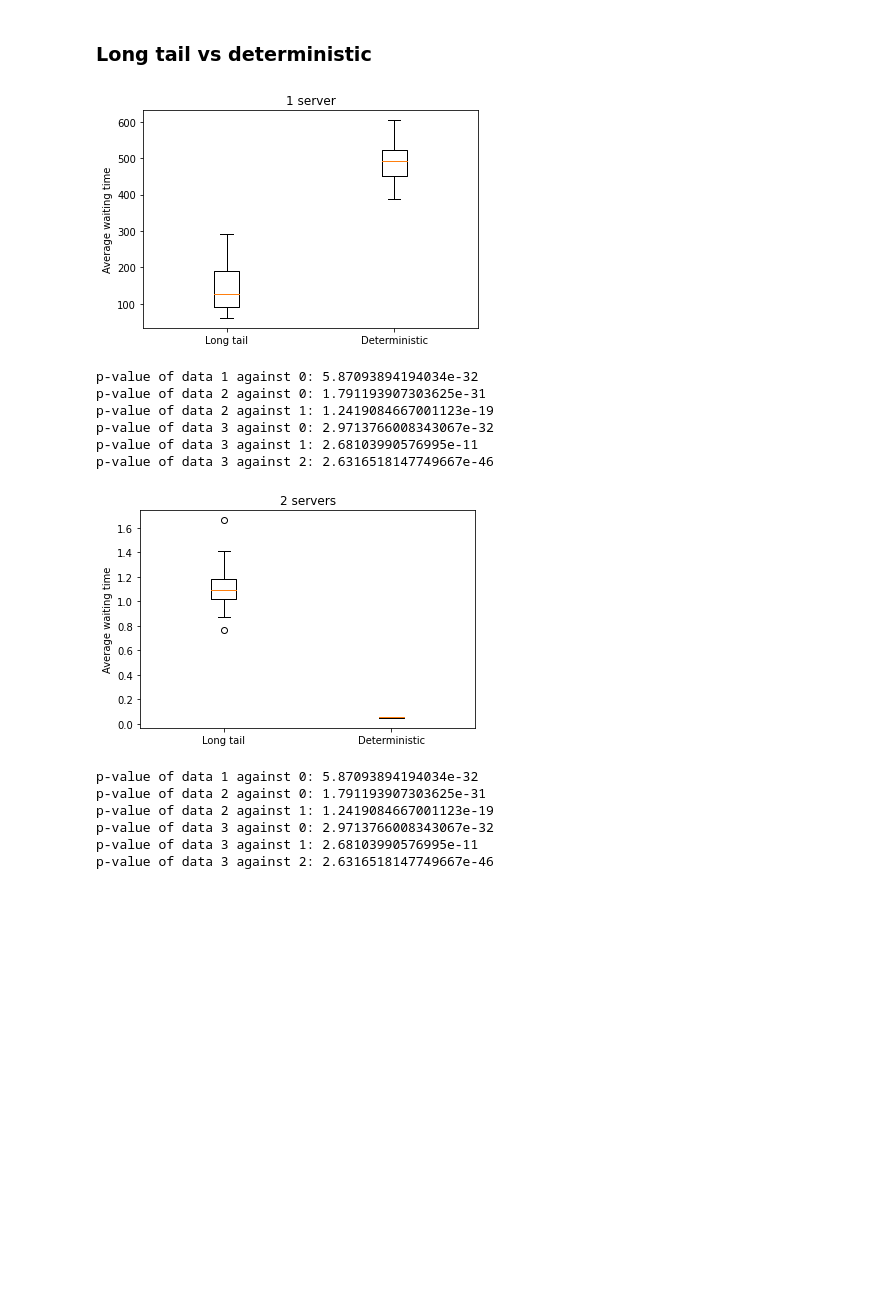
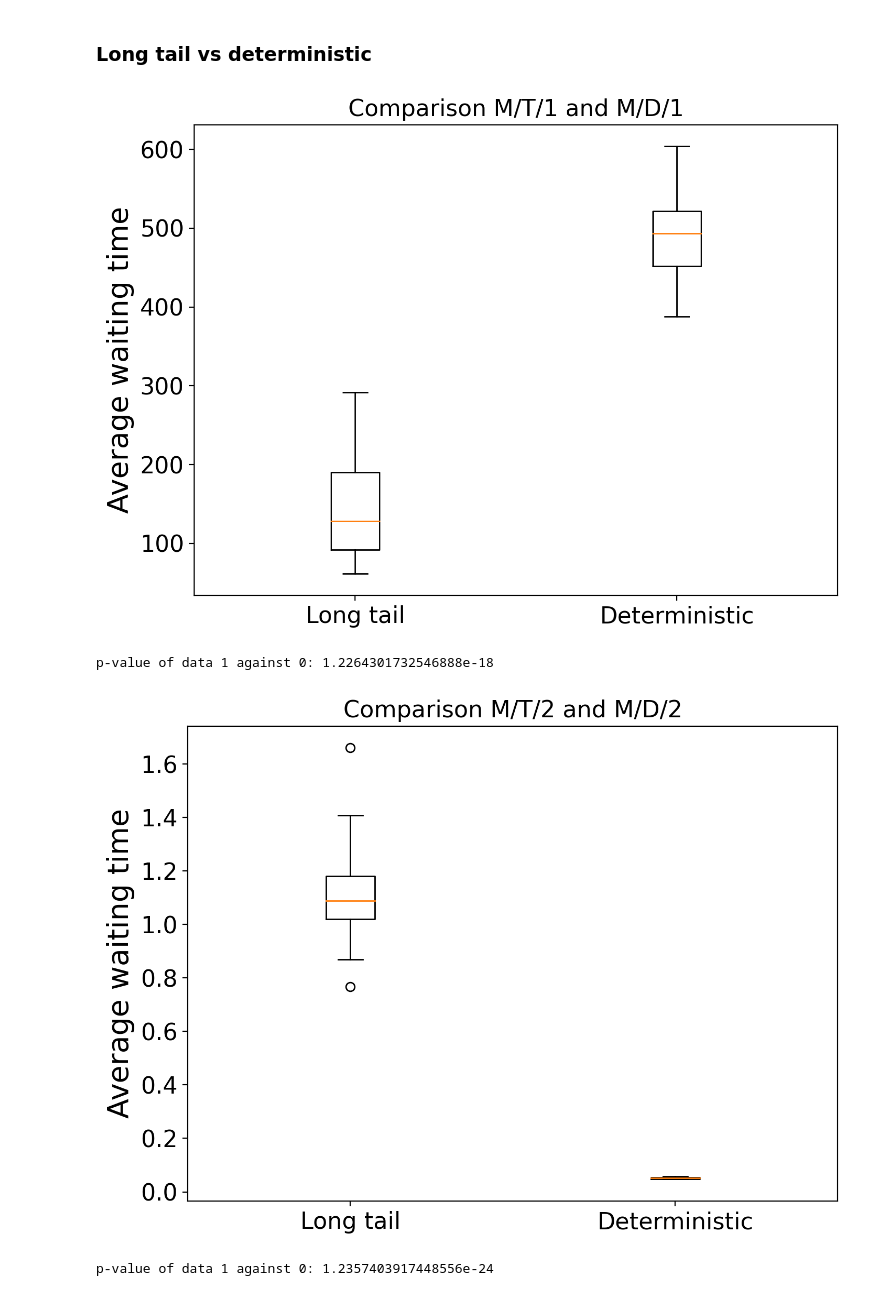
Before and after one commit to Nickvs99/Stochastic-DES, a Jupyter notebook: des.ipynb, the cells around one changed output. Saved outputs shown, nothing was run; the diff lists cells and outputs as text; code cells hidden in the pictures; blank space fills up the shorter version.

```diff
--- a/des.ipynb
+++ b/des.ipynb
@@ -10,6 +10,22 @@ import numpy as np
 import random
 import simpy
 import scipy.stats
+# %%
+# Run cell to increase font sizes. Usefull when saving plots
+SMALL_SIZE = 16
+MEDIUM_SIZE = 20
+BIGGER_SIZE = 24
+
+plt.rc('font', size=SMALL_SIZE)          # controls default text sizes
+plt.rc('axes', titlesize=SMALL_SIZE)     # fontsize of the axes title
+plt.rc('axes', labelsize=MEDIUM_SIZE)    # fontsize of the x and y labels
+plt.rc('xtick', labelsize=SMALL_SIZE)    # fontsize of the tick labels
+plt.rc('ytick', labelsize=SMALL_SIZE)    # fontsize of the tick labels
+plt.rc('legend', fontsize=SMALL_SIZE)    # legend fontsize
+plt.rc('figure', titlesize=BIGGER_SIZE)  # fontsize of the figure title
+
+plt.rcParams['figure.figsize'] = [8.0, 6.0]
+plt.rcParams['figure.dpi'] = 200
 # %%
 class Server():
 
@@ -470,25 +478,16 @@ tail_vs_deterministic_data2 = calc_compare_tail_vs_deterministic_data(0.9, 20, 2
 tail_vs_deterministic_data4 = calc_compare_tail_vs_deterministic_data(0.9, 20, 4)
 # %%
 
-titles = ["1 server", "2 servers", "4 servers"]
+n_servers = [1, 2, 4]
 datas = [tail_vs_deterministic_data1, tail_vs_deterministic_data2, tail_vs_deterministic_data4]
+labels = ["Long tail", "Deterministic"]
+
 for i in range(len(datas)):
-
-    labels = ["Long tail", "Deterministic"]
-    plot_boxplot_data(datas[i], labels, title=titles[i])
-    print_all_p_values(compare_tail_vs_deterministic_data)
+    n = n_servers[i]
+    plot_boxplot_data(datas[i], labels, title=f"Comparison M/T/{n} and M/D/{n}")
+    print_all_p_values(datas[i])
 # %% [output]
-[figure, old version]
+[figure, new version]
-p-value of data 1 against 0: 5.87093894194034e-32
-p-value of data 2 against 0: 1.791193907303625e-31
-p-value of data 2 against 1: 1.2419084667001123e-19
-p-value of data 3 against 0: 2.9713766008343067e-32
-p-value of data 3 against 1: 2.68103990576995e-11
-p-value of data 3 against 2: 2.6316518147749667e-46
+p-value of data 1 against 0: 1.2264301732546888e-18
-[figure, old version]
+[figure, new version]
-p-value of data 1 against 0: 5.87093894194034e-32
-p-value of data 2 against 0: 1.791193907303625e-31
-p-value of data 2 against 1: 1.2419084667001123e-19
-p-value of data 3 against 0: 2.9713766008343067e-32
-p-value of data 3 against 1: 2.68103990576995e-11
-p-value of data 3 against 2: 2.6316518147749667e-46
+p-value of data 1 against 0: 1.2357403917448556e-24
```
Also changed, not shown: parts of 6 cells of this notebook.
